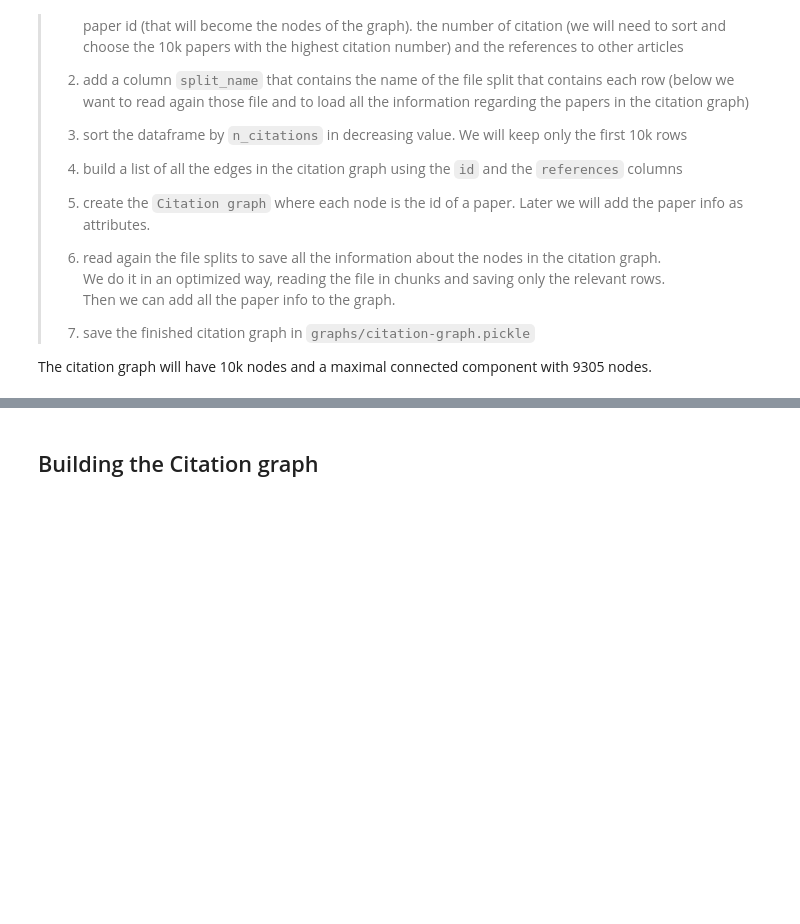
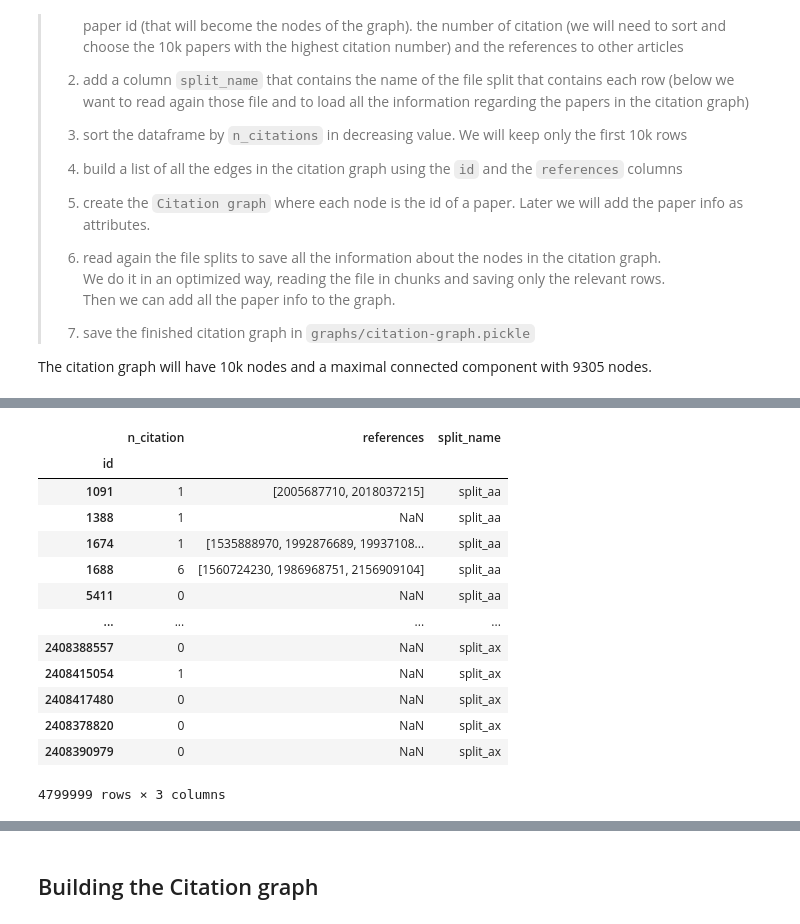
Before and after one commit to LorenzoPannacci/ADM-HW5, a Jupyter notebook: main.ipynb, the cells around one changed output, grey strips where cells are left out. Saved outputs shown, nothing was run; the diff lists cells and outputs as text; code cells hidden in the pictures; blank space fills up the shorter version.

```diff
--- a/main.ipynb
+++ b/main.ipynb
@@ -148,0 +148,20 @@ There are 4799999 papers in the dataset
+# %%
+# # Uncomment the following code to load the dataset from file
+df_small = pd.read_csv("small_dataset.csv", index_col='id')
+# %%
+df_small
+# %% [output]
+|  | n_citation | references | split_name |
+| id |  |  |  |
+| 1091 | 1 | [2005687710, 2018037215] | split_aa |
+| 1388 | 1 | NaN | split_aa |
+| 1674 | 1 | [1535888970, 1992876689, 19937108... | split_aa |
+| 1688 | 6 | [1560724230, 1986968751, 2156909104] | split_aa |
+| 5411 | 0 | NaN | split_aa |
+| ... | ... | ... | ... |
+| 2408388557 | 0 | NaN | split_ax |
+| 2408415054 | 1 | NaN | split_ax |
+| 2408417480 | 0 | NaN | split_ax |
+| 2408378820 | 0 | NaN | split_ax |
+| 2408390979 | 0 | NaN | split_ax |
+4799999 rows × 3 columns
```
Also changed, not shown: parts of 27 cells of this notebook.
